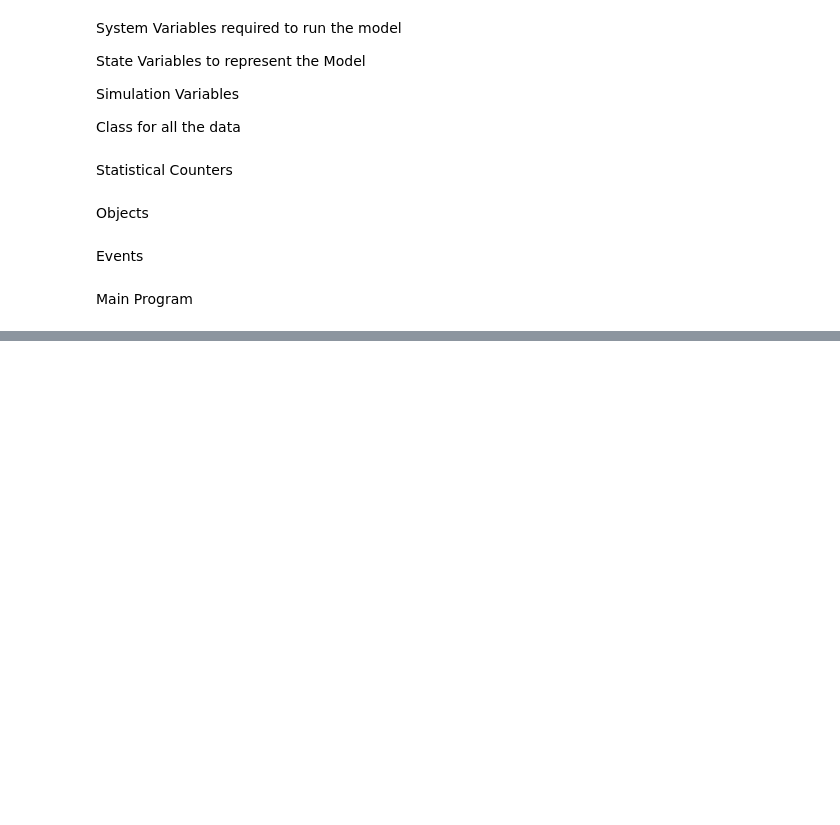
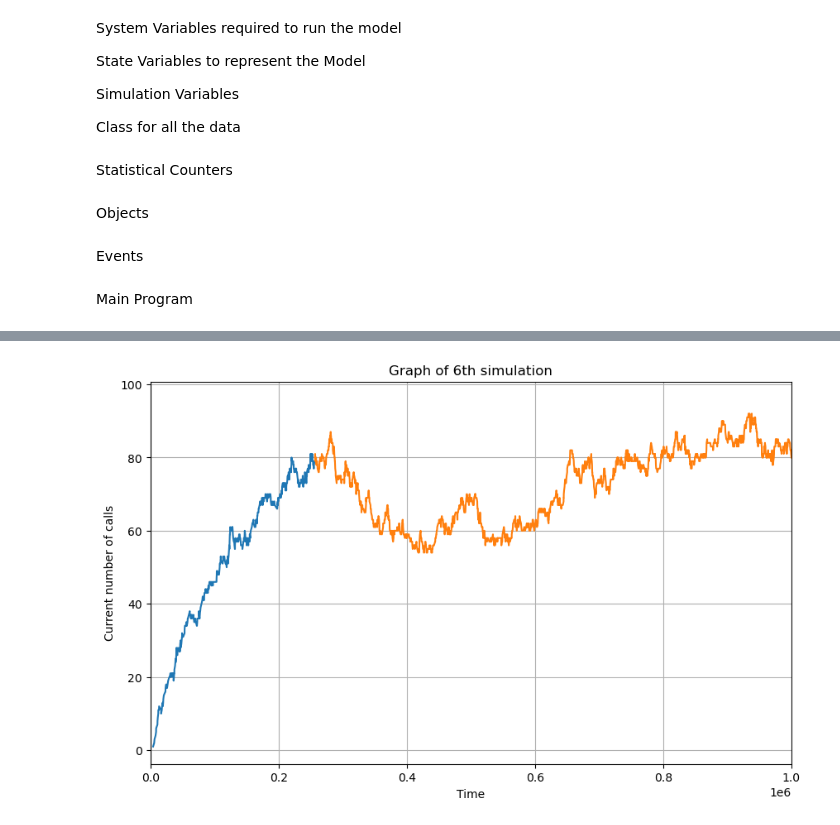
Before and after one commit to sojs-coding/HighwayCallSim, a Jupyter notebook: SC4054 Simulation.ipynb, the cells around one changed output, grey strips where cells are left out. Drawn from its saved outputs; the diff is of its cells as text; code cells hidden in the pictures; blank space fills up the shorter version.

```diff
--- a/SC4054 Simulation.ipynb
+++ b/SC4054 Simulation.ipynb
@@ -361,0 +461,14 @@ Begin Simulation Test Run
+# %%
+# Plot line graph
+plt.close()
+plt.figure(figsize=(10, 6))
+plt.plot(warmupStatsRecorder.history[5]["simClock"].loc[warmupStatsRecorder.history[5]["simClock"] < 255896], warmupStatsRecorder.history[5]["currentCalls"].loc[warmupStatsRecorder.history[5]["simClock"] < 255896])
+plt.plot(warmupStatsRecorder.history[5]["simClock"].loc[warmupStatsRecorder.history[5]["simClock"] >= 255896], warmupStatsRecorder.history[5]["currentCalls"].loc[warmupStatsRecorder.history[5]["simClock"] >= 255896])
+plt.xlabel('Time')
+plt.ylabel('Current number of calls')
+plt.title('Graph of 6th simulation')
+plt.grid(True)
+plt.xlim(0, 1000000)
+plt.show()
+# %% [output]
+[figure, added]
```
Also changed, not shown: parts of 36 cells of this notebook.
